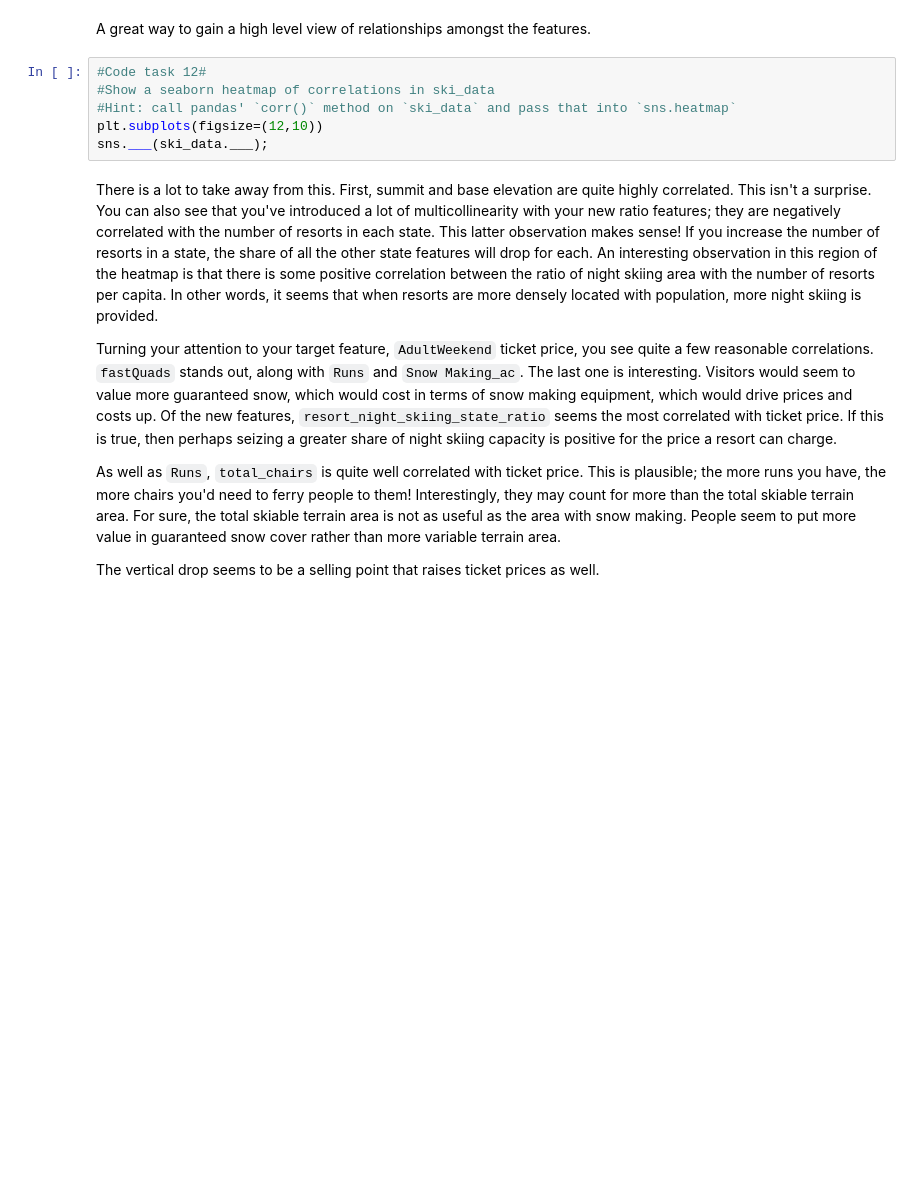
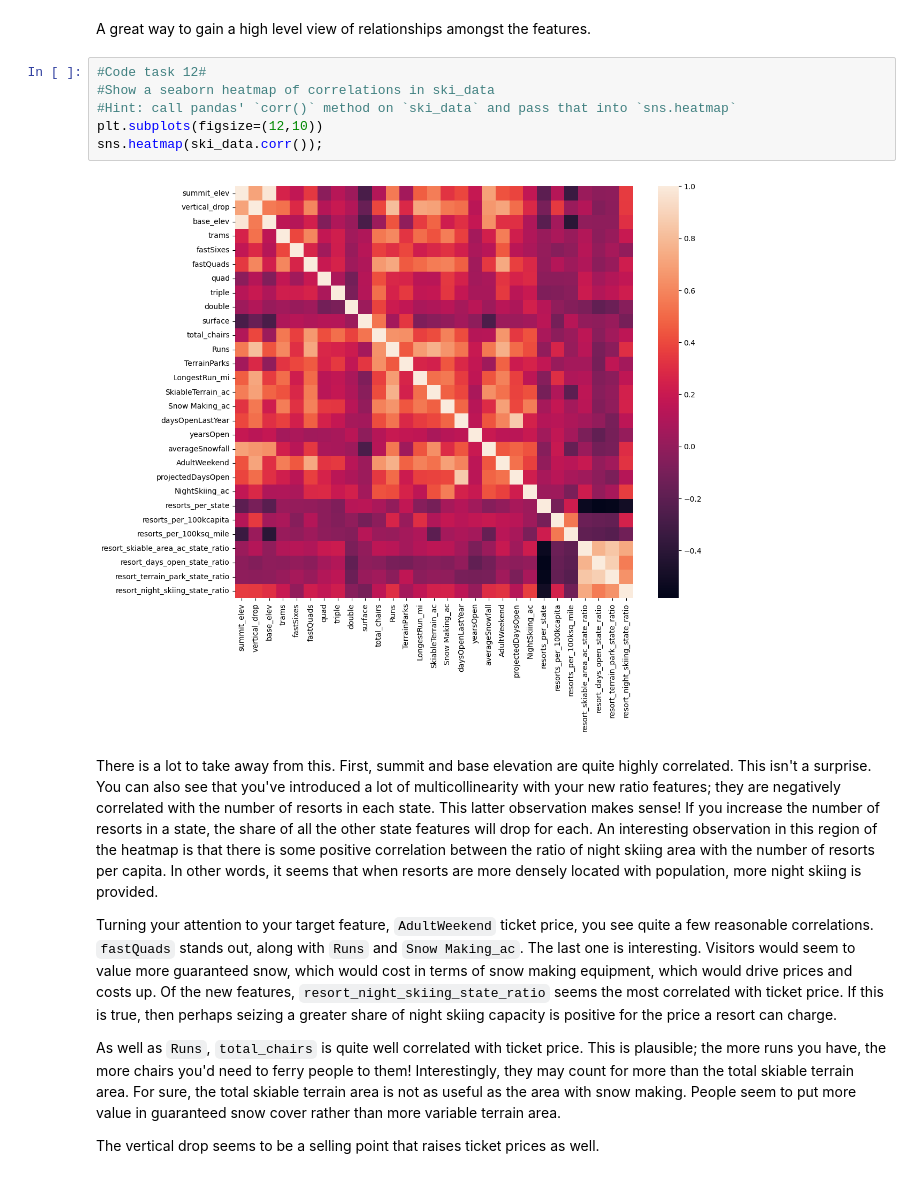
Before and after one commit to tpoozhikala/DataScienceGuidedCapstone, a Jupyter notebook: Notebooks/03_exploratory_data_analysis.ipynb, the cells around one changed output. Saved outputs shown, nothing was run; the diff lists cells and outputs as text; blank space fills up the shorter version.

```diff
--- a/Notebooks/03_exploratory_data_analysis.ipynb
+++ b/Notebooks/03_exploratory_data_analysis.ipynb
@@ -770,9 +770,11 @@ A great way to gain a high level view of relationships amongst the features.
 # %%
 #Code task 12#
 #Show a seaborn heatmap of correlations in ski_data
 #Hint: call pandas' `corr()` method on `ski_data` and pass that into `sns.heatmap`
 plt.subplots(figsize=(12,10))
-sns.___(ski_data.___);
+sns.heatmap(ski_data.corr());
+# %% [output]
+[figure, added]
 # %% [markdown]
 There is a lot to take away from this. First, summit and base elevation are quite highly correlated. This isn't a surprise. You can also see that you've introduced a lot of multicollinearity with your new ratio features; they are negatively correlated with the number of resorts in each state. This latter observation makes sense! If you increase the number of resorts in a state, the share of all the other state features will drop for each. An interesting observation in this region of the heatmap is that there is some positive correlation between the ratio of night skiing area with the number of resorts per capita. In other words, it seems that when resorts are more densely located with population, more night skiing is provided.
 
```
Also changed, not shown: parts of 1 cell of this notebook.
